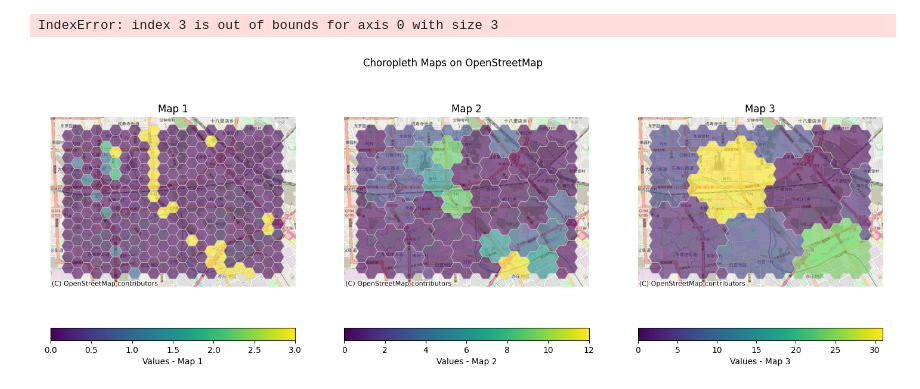
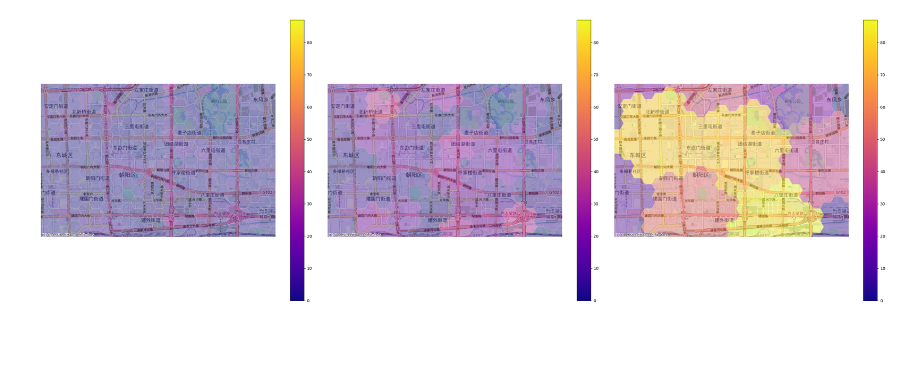
Before and after one commit to lucasczz/MiLES, a Jupyter notebook: notebooks/data_exploration.ipynb, the cells around one changed output. Cells and saved outputs as stored; diff of their text form; code cells hidden in the pictures; blank space fills up the shorter version.

```diff
--- a/notebooks/data_exploration.ipynb
+++ b/notebooks/data_exploration.ipynb
@@ -87,12 +87,27 @@ def get_hexgrid(limits, n_rows=None, size=None):
 
     gdf = gpd.GeoDataFrame(data=qr, columns=['q', 'r'] ,geometry=hexagons)
     return gdf
+# %%
+def split_trajectories(df, distance_col='dist', threshold=200):
+    # Create a new column to identify splits
+    df['split'] = df[distance_col] > threshold
+
+    # Create trajectory groups
+    df['t_group'] = df.groupby('t_idx')['split'].cumsum()
+
+    # Combine original trajectory_id with the new group
+    df['t_idx'] = df.groupby(['t_idx', 't_group']).ngroup()
+
+    # Drop intermediate columns
+    df = df.drop(columns=['split', 't_group'])
+
+    return df
 # %%
 crs1 = "epsg:4326"
 crs2 = "epsg:3857"
 limits = np.array([[116.1, 39.7], [116.7, 40.1]])
-patch = np.array([[116.4, 39.8], [116.5, 39.85]])
-max_date = datetime.datetime(2008, 1, 1)
+patch = np.array([[116.4, 39.9], [116.5, 39.95]])
+max_date = datetime.datetime(2007, 9, 1)
 n_rows = 100
 
 transformer = Transformer.from_crs(crs1, crs2)
@@ -104,6 +119,7 @@ gdf = gdf[(gdf["datetime"] < max_date) & (gdf['lat'])]
 lon, lat = transformer.transform(gdf["lat"], gdf["lon"])
 gdf["lon"] = lon
 gdf["lat"] = lat
+gdf = split_trajectories(gdf, threshold=2000)
 
 lonlimit, latlimit = transformer.transform(limits[:, 1], limits[:, 0])
 limits= np.array([lonlimit, latlimit]).T
@@ -150,35 +166,33 @@ for level in list(range(1, 4)):
     result = result.set_crs(crs2)
     grids.append(result)
 # %%
-fig, axs = plt.subplots(1, 3, figsize=(18, 6))
-fig.suptitle('Choropleth Maps on OpenStreetMap')
+fig, axs = plt.subplots(1, 3, figsize=(30, 10))
+vmax_value = grids[-2]["n_visits"].max()
+for i, hdfi in enumerate(grids[:-1]):
+    # Ensure the GeoDataFrame is in Web Mercator projection
+    hdfi = hdfi.to_crs(epsg=3857)
+    ax = axs[i]
+    hdfi.plot(
+        column="n_visits",
+        ax=ax,
+        alpha=0.4,
+        edgecolor="0.8",
+        linewidth=0.8,
+        legend=True,
+        vmax=vmax_value,
+        cmap='plasma',
+    )
+    # Add OpenStreetMap as background
+    ctx.add_basemap(ax, source=ctx.providers.OpenStreetMap.Mapnik, zoom=13)
+    # Remove axis
+    ax.set_xlim(patch[0, 0], patch[1, 0])
+    ax.set_ylim(patch[0, 1], patch[1, 1])
+    ax.axis("off")
+    ax.set_aspect("equal")
 
-for i, gdf in enumerate(grids):
-    # Ensure the GeoDataFrame is in Web Mercator projection
-    gdf = gdf.to_crs(epsg=3857)
-
-    # Create choropleth map
-    # vmin, vmax = gdf['n_visits'].min(), gdf['n_visits'].max()
-    # norm = Normalize(vmin=vmin, vmax=vmax)
-
-    gdf.plot(column='n_visits', ax=axs[i], alpha=0.6,
-             edgecolor='0.8', linewidth=0.8,
-             legend=True,
-            #  norm=norm,
-             legend_kwds={'label': f'Values - Map {i+1}',
-                          'orientation': 'horizontal'})
-
-    # Add OpenStreetMap as background
-    ctx.add_basemap(axs[i], source=ctx.providers.OpenStreetMap.Mapnik)
-
-    # Remove axis
-    axs[i].axis('off')
-
-    # Set title
-    axs[i].set_title(f'Map {i+1}')
 
 plt.tight_layout()
-plt.show()
+plt.savefig("heatmap.png", dpi=600)
+# plt.savefig("heatmap.png")
 # %% [output]
-IndexError: index 3 is out of bounds for axis 0 with size 3
-[figure, old version]
+[figure, new version]
```
Also changed, not shown: parts of 4 cells of this notebook, 13 other files.
